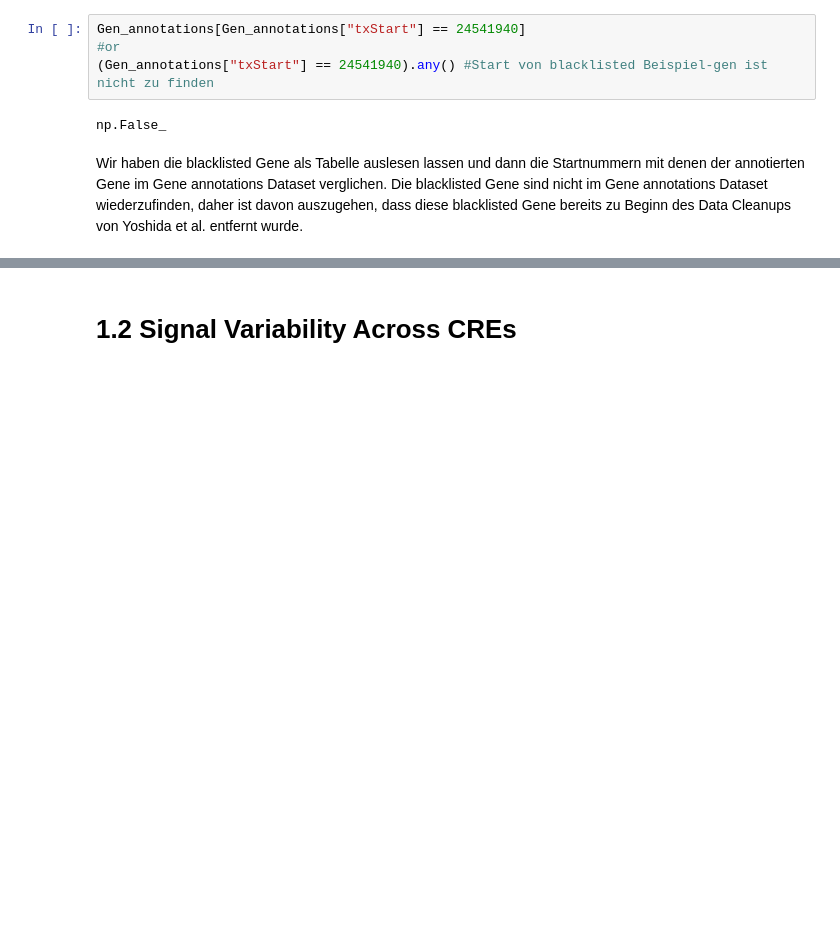
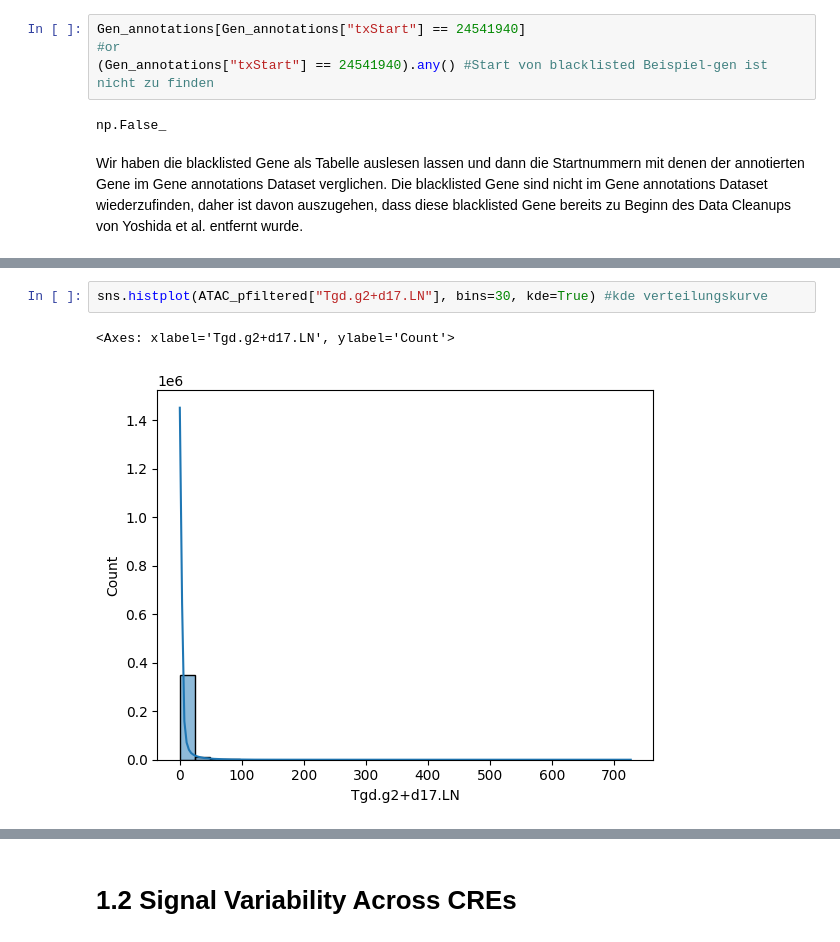
Before and after one commit to datascience-mobi-2026/topic04_team03, a Jupyter notebook: jupyter_rosa_3.ipynb, the cells around one changed output, grey strips where cells are left out. Drawn from its saved outputs; the diff is of its cells as text; blank space fills up the shorter version.

```diff
--- a/jupyter_rosa_3.ipynb
+++ b/jupyter_rosa_3.ipynb
@@ -231,0 +288,5 @@ Wir haben die blacklisted Gene als Tabelle auslesen lassen und dann die Startnum
+# %%
+sns.histplot(ATAC_pfiltered["Tgd.g2+d17.LN"], bins=30, kde=True) #kde verteilungskurve
+# %% [output]
+<Axes: xlabel='Tgd.g2+d17.LN', ylabel='Count'>
+[figure, added]
```
Also changed, not shown: parts of 141 cells of this notebook.
